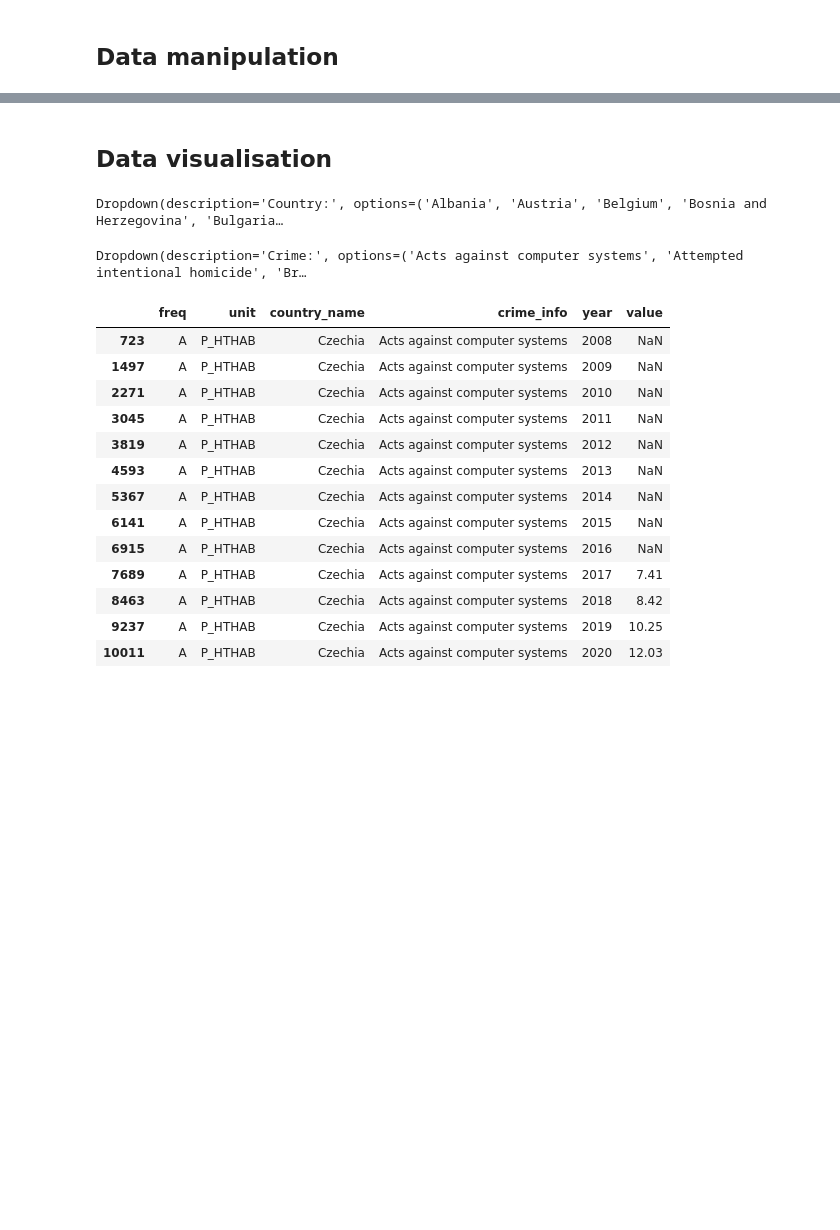
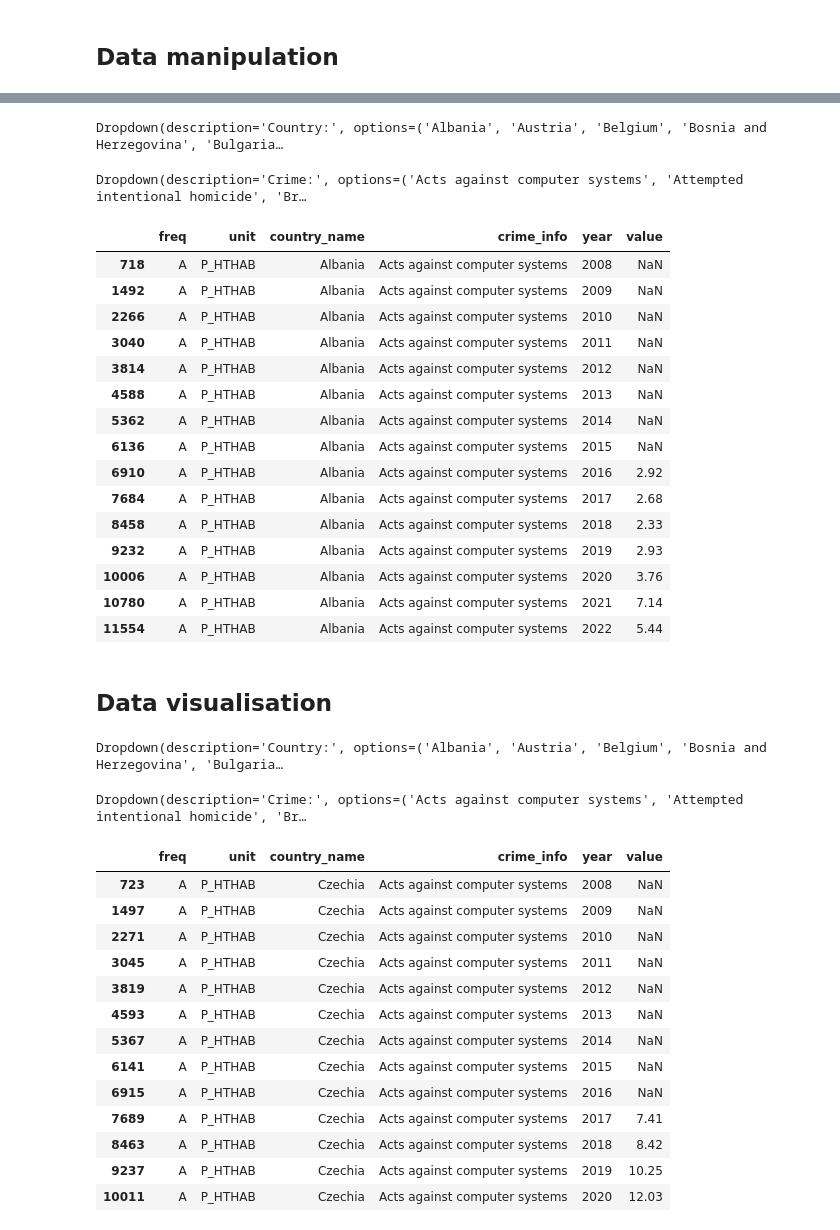
Before and after one commit to klbek/Analysis-of-Crime-in-the-EU, a Jupyter notebook: test_dat_zkouska2.ipynb, the cells around one changed output, grey strips where cells are left out. Cells and saved outputs as stored; diff of their text form; code cells hidden in the pictures; blank space fills up the shorter version.

```diff
--- a/test_dat_zkouska2.ipynb
+++ b/test_dat_zkouska2.ipynb
@@ -6,10 +13,15 @@ import pandas as pd
 from dataclasses import dataclass
 
 @dataclass
+class NewStatistics:
+    pass
+
+@dataclass
 class EurostatCrimeTable:
     data: None
+    filtered_data: None
 
-    def LoadData(self, path):
+    def load_data(self, path):
         data = pd.read_csv(path, sep='\t')
 
         data = data.rename({data.columns[0]: data.columns[0].replace(r"\TIME_PERIOD", "")}, axis="columns")
@@ -44,7 +56,37 @@ class EurostatCrimeTable:
 
         unpivot_data = pd.melt(data, id_vars=info_list, value_vars=years_list, var_name='year', value_name='value')
         unpivot_data['year'] = unpivot_data['year'].astype('int')
-        return unpivot_data
+        self.data = unpivot_data
+
+
+    def filter_data(self, country, crime):
+        self.filtered_data = self.data[(self.data['country_name'] == country) & (self.data['crime_info'] == crime)]
+
+
+    # def get_statistics(self):
+    #     data = self.filtered_data
+    #     value_column = data['value']
+    #     # statistics = new Statistics()
+
+    #     count_years = data['year'].count()
+    #     count_fill_values = value_column.count()
+    #     count_unfill_values = count_years - count_fill_values
+
+    #     mean_value = round(value_column.mean(), 2)
+
+    #     max_value_row = data.loc[data['value'].idxmax()]
+    #     min_value_row = data.loc[data['value'].idxmin()]
+
+    #     max_value, max_value_year = max_value_row[['value', 'year']]
+    #     min_value, min_value_year = min_value_row[['value', 'year']]
+
+    #     min_range_year = data['year'].min()
+    #     max_range_year = data['year'].max()
+
+    #     # použita populační směrodatná odchylka, ddof=1 ->nastavení na výběrovou směrodatnou odchylku
+    #     standard_deviation = round(numpy.std(value_column), 2)
+
+    #     return statistics
 # %%
-CrimeData = EurostatCrimeTable(None)
-crime_recorded_data = CrimeData.LoadData(f'estat_crim_off_cat.tsv')
+CrimeData = EurostatCrimeTable(None, None)
+CrimeData.load_data(f'estat_crim_off_cat.tsv')
@@ -66,0 +96,18 @@ crime_recorded_data
+# %%
+country = widgets.Dropdown(
+    options=country_list_sorted,
+    value=country_list_sorted[0],
+    description='Country:',
+    disabled=False,
+    )
+crime = widgets.Dropdown(
+    options=crime_list_sorted,
+    value=crime_list_sorted[0],
+    description='Crime:',
+    disabled=False,
+    )
+display(country)
+display(crime)
+# %% [output]
+Dropdown(description='Country:', options=('Albania', 'Austria', 'Belgium', 'Bosnia and Herzegovina', 'Bulgaria…
+Dropdown(description='Crime:', options=('Acts against computer systems', 'Attempted intentional homicide', 'Br…
@@ -67,3 +119,22 @@ crime_recorded_data
+# %%
+CrimeData.filtered_data
+# %% [output]
+|  | freq | unit | country_name | crime_info | year | value |
+| 718 | A | P_HTHAB | Albania | Acts against computer systems | 2008 | NaN |
+| 1492 | A | P_HTHAB | Albania | Acts against computer systems | 2009 | NaN |
+| 2266 | A | P_HTHAB | Albania | Acts against computer systems | 2010 | NaN |
+| 3040 | A | P_HTHAB | Albania | Acts against computer systems | 2011 | NaN |
+| 3814 | A | P_HTHAB | Albania | Acts against computer systems | 2012 | NaN |
+| 4588 | A | P_HTHAB | Albania | Acts against computer systems | 2013 | NaN |
+| 5362 | A | P_HTHAB | Albania | Acts against computer systems | 2014 | NaN |
+| 6136 | A | P_HTHAB | Albania | Acts against computer systems | 2015 | NaN |
+| 6910 | A | P_HTHAB | Albania | Acts against computer systems | 2016 | 2.92 |
+| 7684 | A | P_HTHAB | Albania | Acts against computer systems | 2017 | 2.68 |
+| 8458 | A | P_HTHAB | Albania | Acts against computer systems | 2018 | 2.33 |
+| 9232 | A | P_HTHAB | Albania | Acts against computer systems | 2019 | 2.93 |
+| 10006 | A | P_HTHAB | Albania | Acts against computer systems | 2020 | 3.76 |
+| 10780 | A | P_HTHAB | Albania | Acts against computer systems | 2021 | 7.14 |
+| 11554 | A | P_HTHAB | Albania | Acts against computer systems | 2022 | 5.44 |
 # %% [markdown]
 ## Data visualisation
 # %%
```
Also changed, not shown: parts of 5 cells of this notebook.
